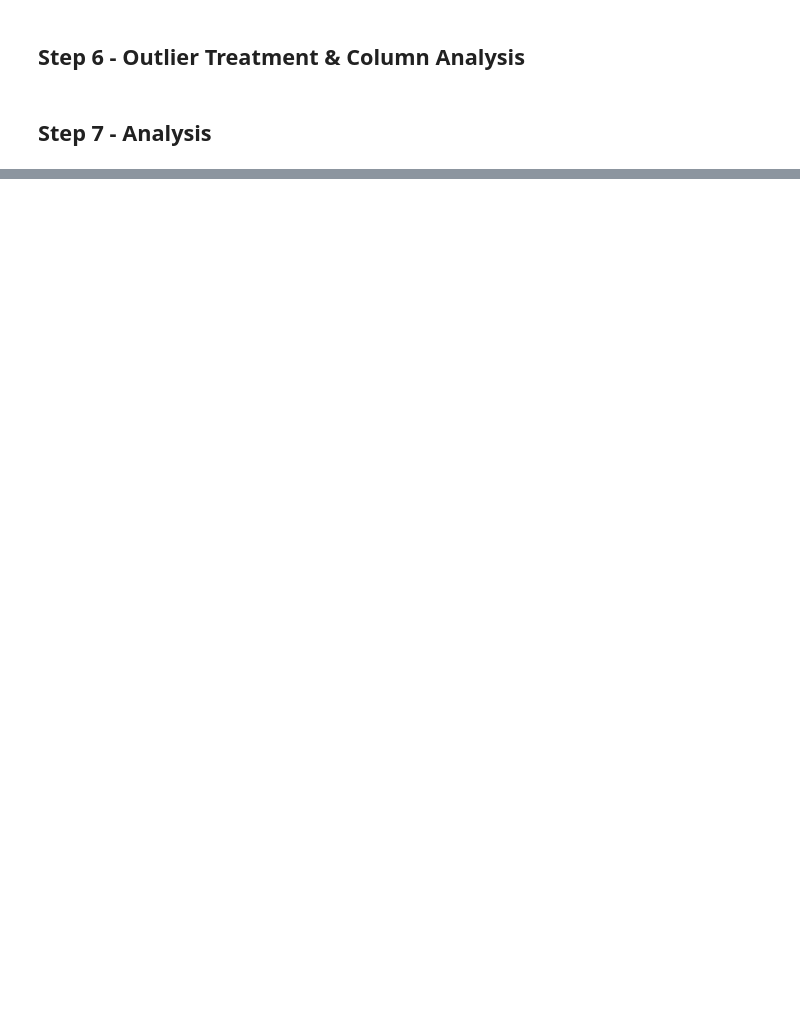
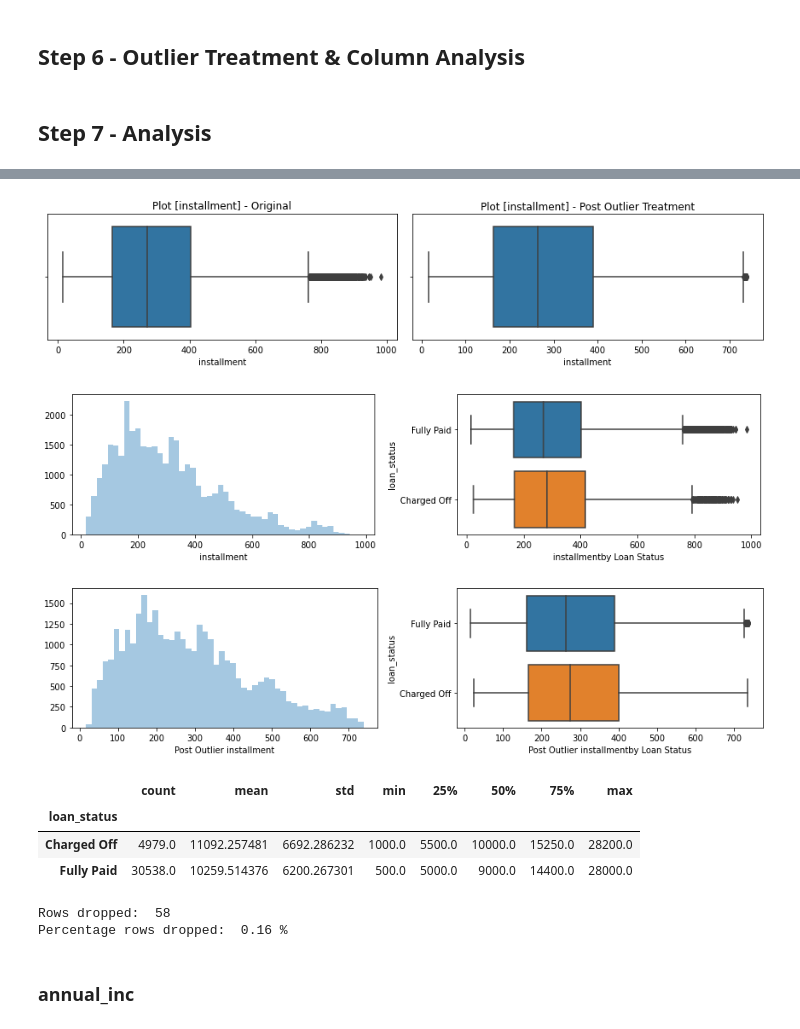
Before and after one commit to slahiri/LendingClubCaseStudy, a Jupyter notebook: Siddhartha_Lahiri.ipynb, the cells around one changed output, grey strips where cells are left out. Saved outputs shown, nothing was run; the diff lists cells and outputs as text; code cells hidden in the pictures; blank space fills up the shorter version.

```diff
--- a/Siddhartha_Lahiri.ipynb
+++ b/Siddhartha_Lahiri.ipynb
@@ -925,0 +727,2 @@ analysis_plots_v1(loan, 'issue_m')
+# %%
+loan = treat_outlier(loan, 'funded_amnt', 1.5, True)
@@ -925,0 +756,2 @@ analysis_plots_v1(loan, 'issue_m')
+# %%
+loan = treat_outlier(loan, 'funded_amnt_inv', 1.5, True)
@@ -925,0 +785,2 @@ analysis_plots_v1(loan, 'issue_m')
+# %%
+loan = treat_outlier(loan, 'int_rate', 1.5, True)
@@ -925,0 +804,17 @@ analysis_plots_v1(loan, 'issue_m')
+# %%
+column_analysis(loan, 'installment', 1.4)
+# %% [output]
+[figure, added]
+[figure, added]
+[figure, added]
+|  | count | mean | std | min | 25% | 50% | 75% | max |
+| loan_status |  |  |  |  |  |  |  |  |
+| Charged Off | 4979.0 | 11092.257481 | 6692.286232 | 1000.0 | 5500.0 | 10000.0 | 15250.0 | 28200.0 |
+| Fully Paid | 30538.0 | 10259.514376 | 6200.267301 | 500.0 | 5000.0 | 9000.0 | 14400.0 | 28000.0 |
+# %%
+loan = treat_outlier(loan, 'int_rate', 1.4, True)
+# %% [output]
+Rows dropped:  58
+Percentage rows dropped:  0.16 %
+# %% [markdown]
+### annual_inc
```
Also changed, not shown: parts of 93 cells of this notebook.
